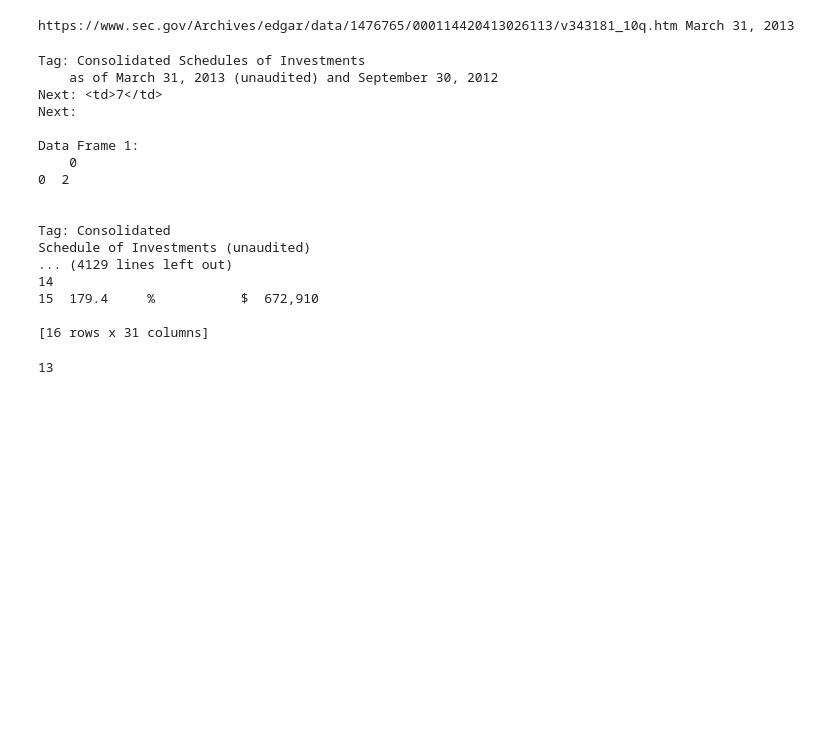
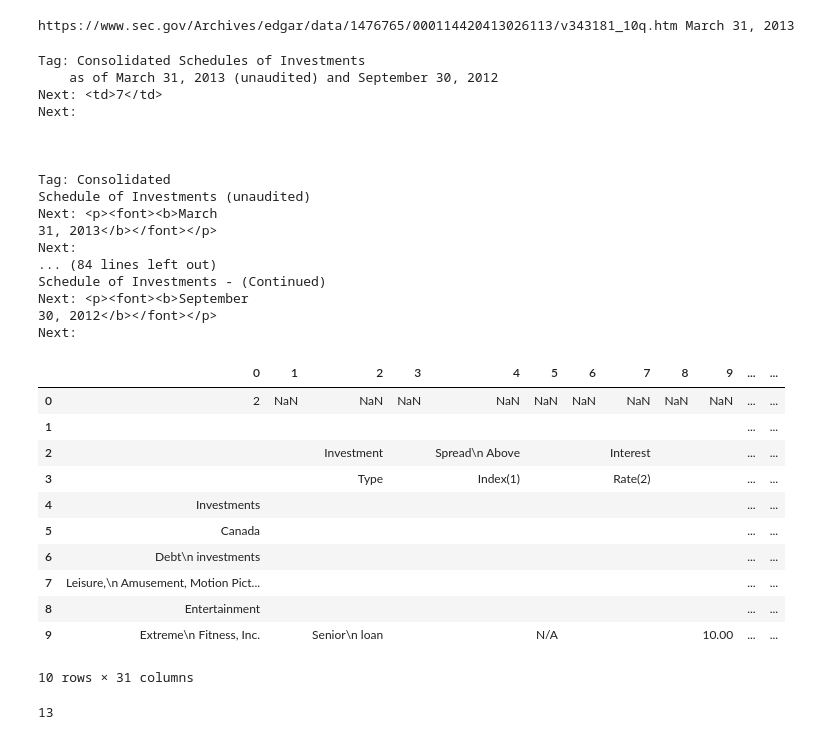
Before and after one commit to fuadh246/BDC_RA, a Jupyter notebook: GBDC/Code/Test_GBDC.ipynb, the cells around one changed output. Cells and saved outputs as stored; diff of their text form; code cells hidden in the pictures; blank space fills up the shorter version.

```diff
--- a/GBDC/Code/Test_GBDC.ipynb
+++ b/GBDC/Code/Test_GBDC.ipynb
@@ -178,8 +192,8 @@ for tag in content.find_all(text=consolidated_schedule_regex):
                 [master_table, table_df], ignore_index=True)
 
     # Print or process the data frames as needed
-    for idx, df in enumerate(data_frames):
-        print(f"Data Frame {idx + 1}:\n", df)
+    # for idx, df in enumerate(data_frames):
+    #     print(f"Data Frame {idx + 1}:\n", df)
 
     print("\n")
 # %% [output]
@@ -189,18 +203,33 @@ Tag: Consolidated Schedules of Investments
 Next: <td>7</td>
 Next:
 
-Data Frame 1:
-    0
-0  2
 
 
 Tag: Consolidated
 Schedule of Investments (unaudited)
-... (4129 lines left out)
-14
-15  179.4     %           $  672,910
-
-[16 rows x 31 columns]
+Next: <p><font><b>March
+31, 2013</b></font></p>
+Next:
+... (84 lines left out)
+Schedule of Investments - (Continued)
+Next: <p><font><b>September
+30, 2012</b></font></p>
+Next:
+# %%
+master_table.head(10)
+# %% [output]
+|  | 0 | 1 | 2 | 3 | 4 | 5 | 6 | 7 | 8 | 9 | ... | ... |
+| 0 | 2 | NaN | NaN | NaN | NaN | NaN | NaN | NaN | NaN | NaN | ... | ... |
+| 1 |  |  |  |  |  |  |  |  |  |  | ... | ... |
+| 2 |  |  | Investment |  | Spread\n Above |  |  | Interest |  |  | ... | ... |
+| 3 |  |  | Type |  | Index(1) |  |  | Rate(2) |  |  | ... | ... |
+| 4 | Investments |  |  |  |  |  |  |  |  |  | ... | ... |
+| 5 | Canada |  |  |  |  |  |  |  |  |  | ... | ... |
+| 6 | Debt\n investments |  |  |  |  |  |  |  |  |  | ... | ... |
+| 7 | Leisure,\n Amusement, Motion Pict... |  |  |  |  |  |  |  |  |  | ... | ... |
+| 8 | Entertainment |  |  |  |  |  |  |  |  |  | ... | ... |
+| 9 | Extreme\n Fitness, Inc. |  | Senior\n loan |  |  | N/A |  |  |  | 10.00 | ... | ... |
+10 rows × 31 columns
 # %%
 master_table.to_csv("test.csv")
 print(len(data_frames))
```
Also changed, not shown: parts of 5 cells of this notebook, 3 other files.
